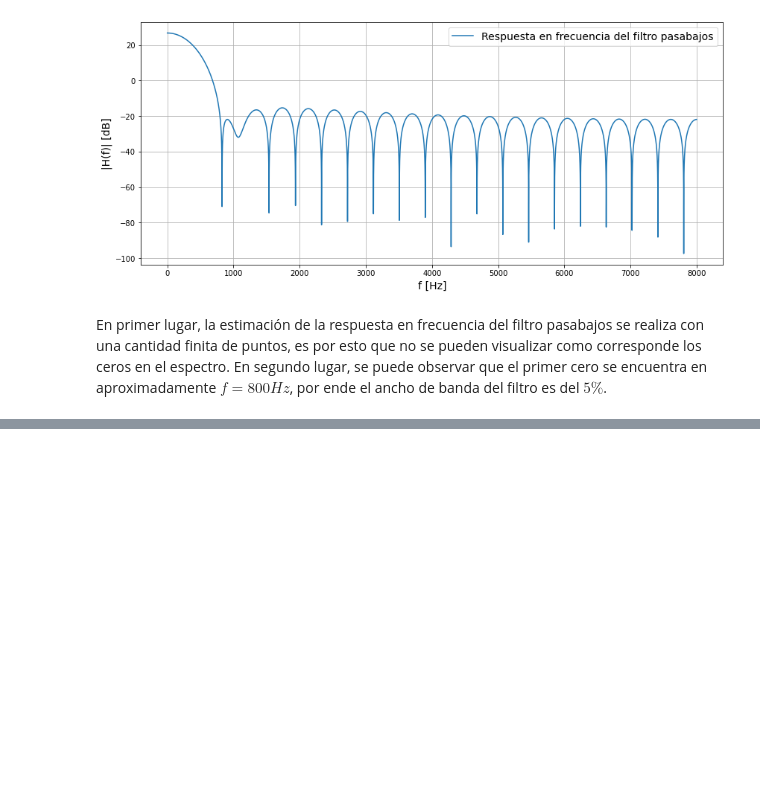
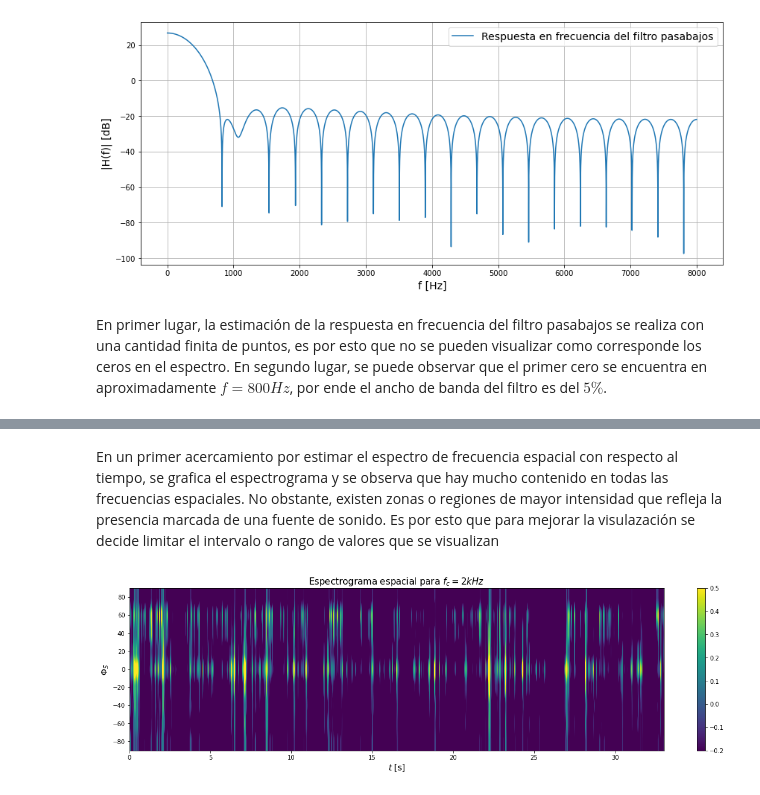
Before and after one commit to asp-image-dsp/asp-tp4, a Jupyter notebook: notebook/report.ipynb, the cells around one changed output, grey strips where cells are left out. Saved outputs shown, nothing was run; the diff lists cells and outputs as text; code cells hidden in the pictures; blank space fills up the shorter version.

```diff
--- a/notebook/report.ipynb
+++ b/notebook/report.ipynb
@@ -153,0 +139,6 @@ Observaciones rápidas,
+# %% [markdown]
+En un primer acercamiento por estimar el espectro de frecuencia espacial con respecto al tiempo, se grafica el espectrograma y se observa que hay mucho contenido en todas las frecuencias espaciales. No obstante, existen zonas o regiones de mayor intensidad que refleja la presencia marcada de una fuente de sonido. Es por esto que para mejorar la visulazación se decide limitar el intervalo o rango de valores que se visualizan
+# %%
+plot_spatial_spectrogram(filtered_samples, 0, 33, -0.2, 0.5, fs, 'Espectrograma espacial para $f_c = 2 kHz$')
+# %% [output]
+[figure, added]
```
Also changed, not shown: parts of 24 cells of this notebook.
